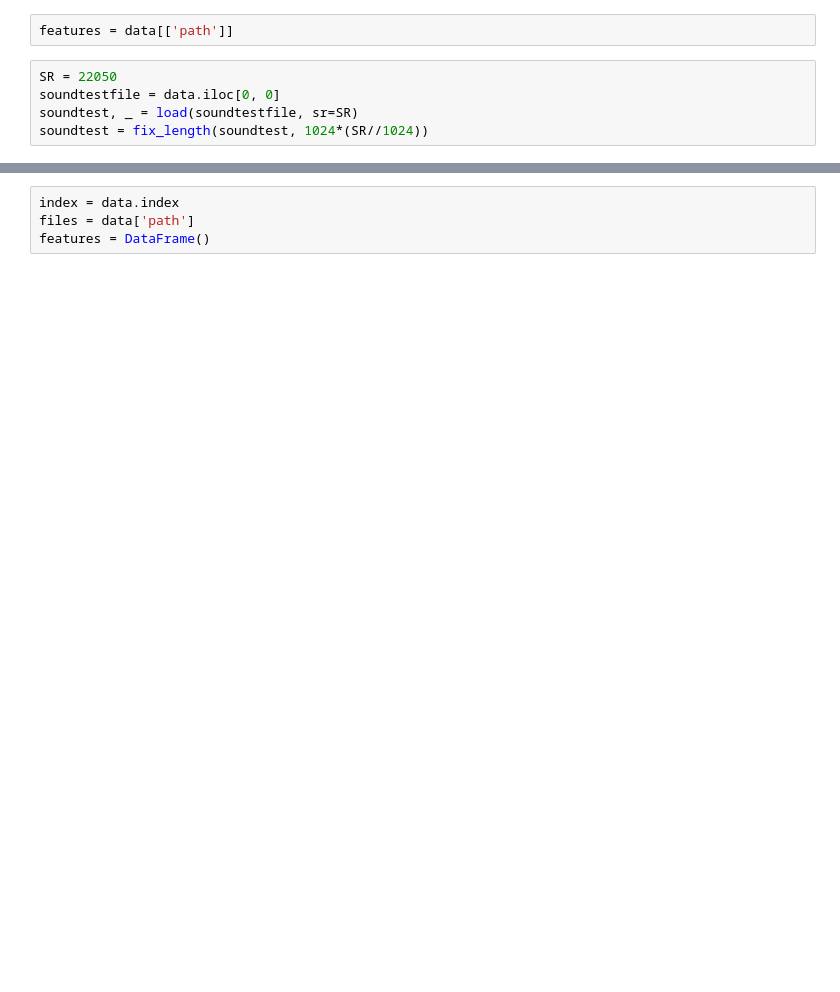
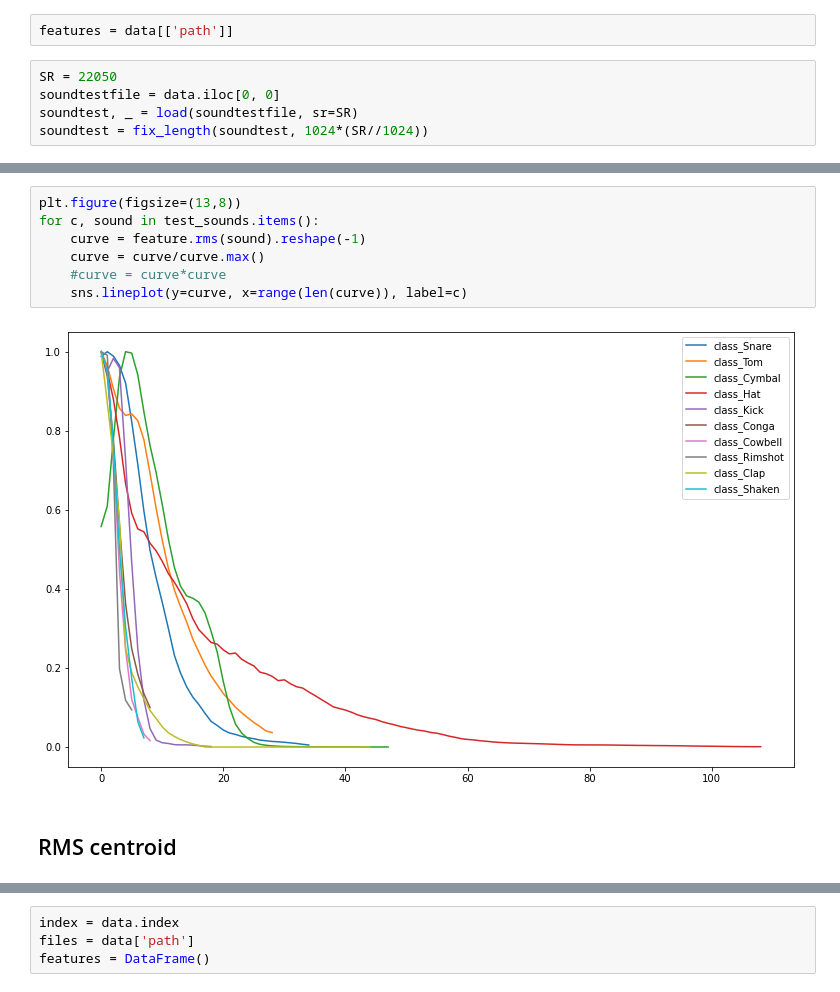
Before and after one commit to guitoo/DrumAI, a Jupyter notebook: Descriptors.ipynb, the cells around one changed output, grey strips where cells are left out. Saved outputs shown, nothing was run; the diff lists cells and outputs as text; blank space fills up the shorter version.

```diff
--- a/Descriptors.ipynb
+++ b/Descriptors.ipynb
@@ -178 +94,12 @@ decay = feature.delta(rms_norm)
+# %%
+plt.figure(figsize=(13,8))
+for c, sound in test_sounds.items():
+    curve = feature.rms(sound).reshape(-1)
+    curve = curve/curve.max()
+    #curve = curve*curve
+    sns.lineplot(y=curve, x=range(len(curve)), label=c)
+# %% [output]
+[figure, added]
+# %% [markdown]
+## RMS centroid
 # %%
```
Also changed, not shown: parts of 54 cells of this notebook, 1 other file.
